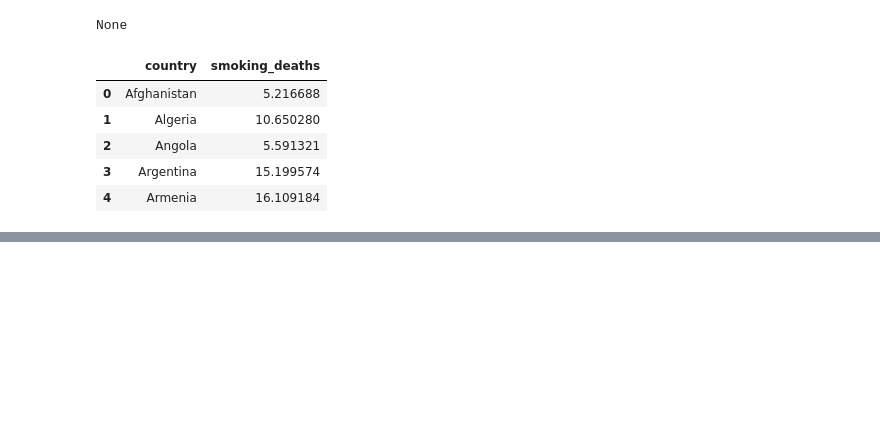
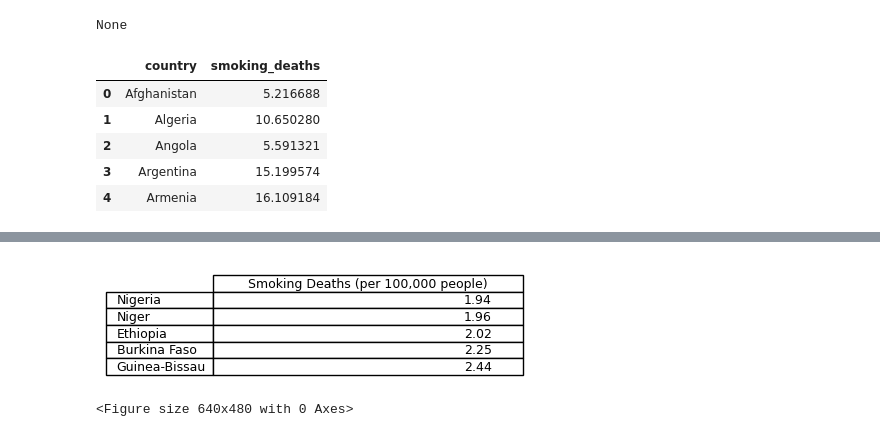
Before and after one commit to BramSunner/project-1-group-04, a Jupyter notebook: ethan-work/ethan-question.ipynb, the cells around one changed output, grey strips where cells are left out. Cells and saved outputs as stored; diff of their text form; code cells hidden in the pictures; blank space fills up the shorter version.

```diff
--- a/ethan-work/ethan-question.ipynb
+++ b/ethan-work/ethan-question.ipynb
@@ -314,0 +168,28 @@ plt.show()
+# %%
+# Save the Table printout as a picture.
+# Create a new DataFrame that we will format.
+low_df = mean_df.sort_values(by = 'smoking_deaths').head(5).reset_index(drop = True)
+
+# Clean up the numbers.
+low_df['smoking_deaths'] = low_df['smoking_deaths'].map('{:,.2f}'.format)
+
+# Rename those columns.
+low_df.columns = ['Country', 'Smoking Deaths (per 100,000 people)']
+low_df = low_df.set_index('Country')
+
+# Make a canvas.
+plt.figure(figsize=(4, .1))
+
+# Show the table. Hide the frame/axis.
+ax = plt.subplot(111, frame_on=False)
+ax.xaxis.set_visible(False)
+ax.yaxis.set_visible(False)
+
+table(ax, low_df)
+
+# Show/Save it.
+plt.show()
+plt.savefig('smoking_deaths_low_5.png')
+# %% [output]
+[figure, added]
+<Figure size 640x480 with 0 Axes>
```
Also changed, not shown: parts of 23 cells of this notebook, 6 other files.
